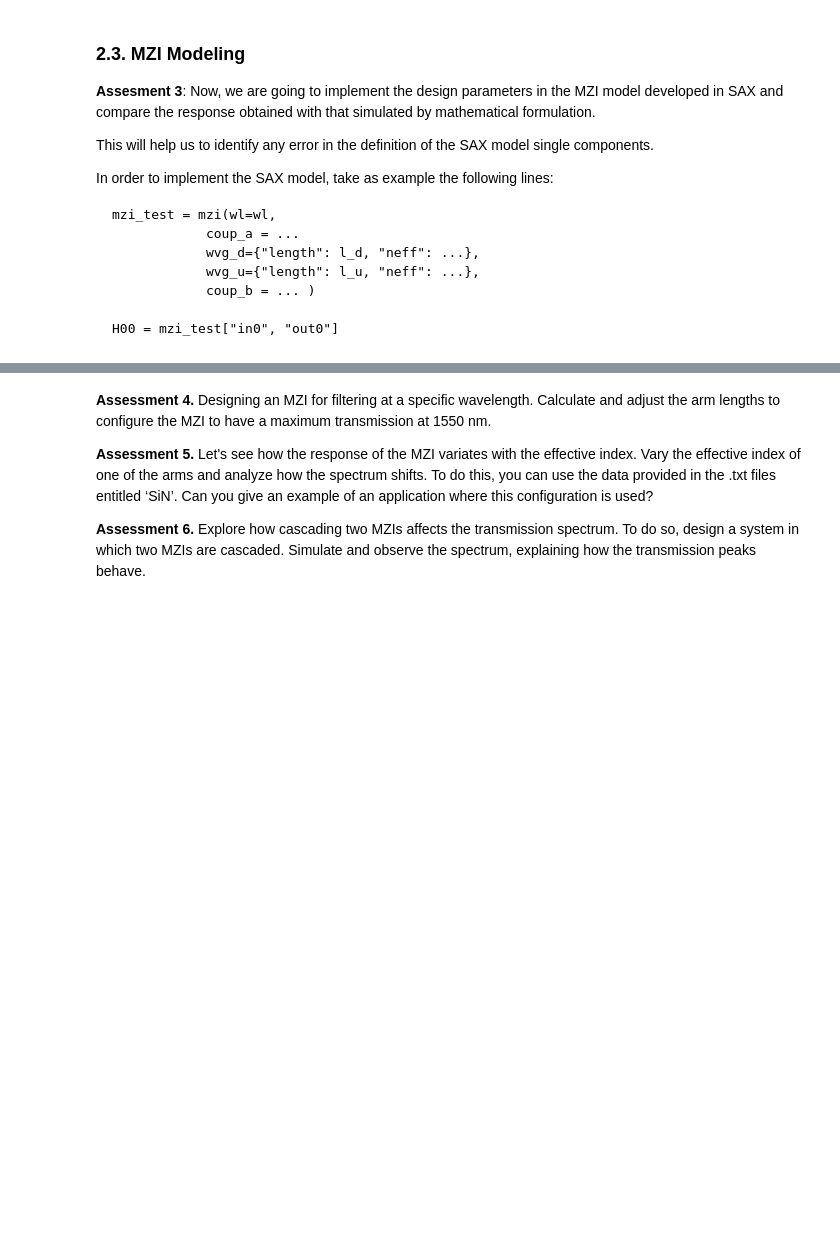
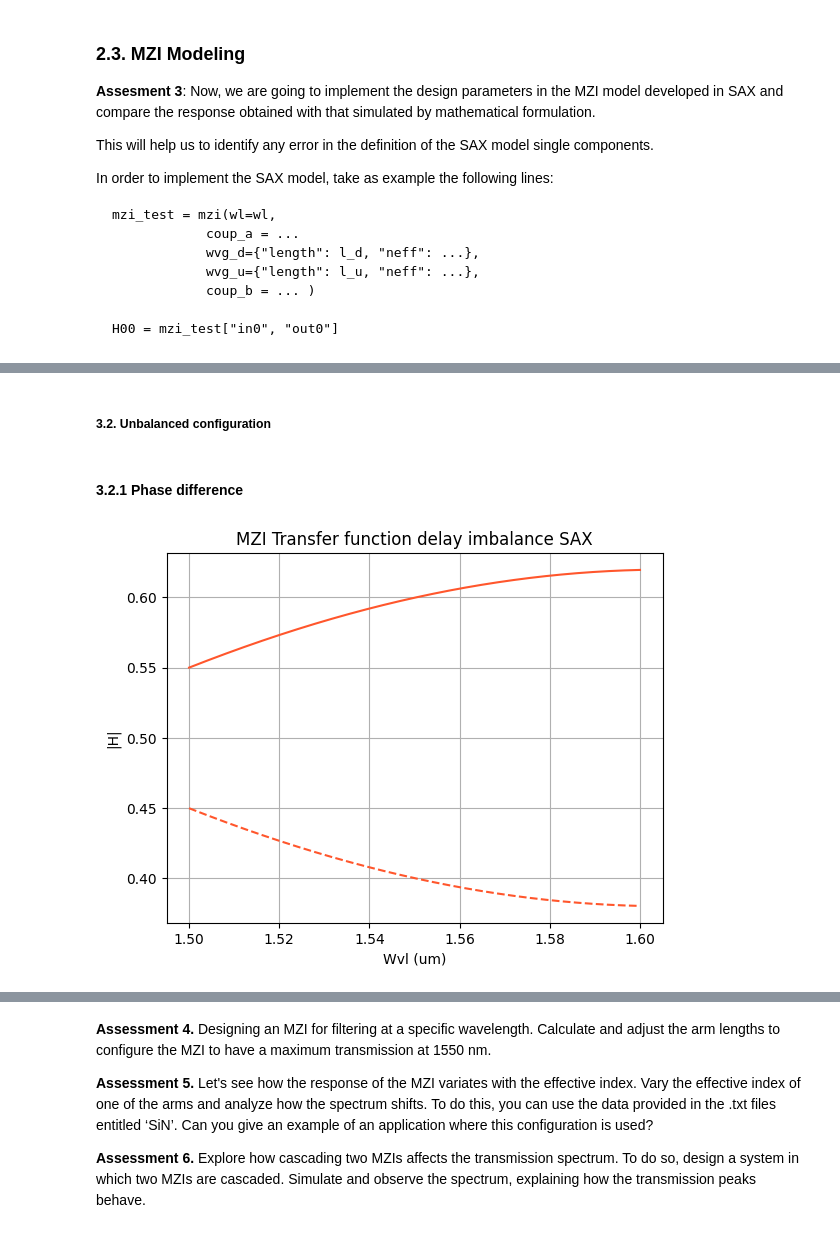
Before and after one commit to nmargar4/pic-upv-lab3-new, a Jupyter notebook: 30_INTERFEROMETERS_v2025_STUDENTS_UPDATE2.ipynb, the cells around one changed output, grey strips where cells are left out. Cells and saved outputs as stored; diff of their text form; code cells hidden in the pictures; blank space fills up the shorter version.

```diff
--- a/30_INTERFEROMETERS_v2025_STUDENTS_UPDATE2.ipynb
+++ b/30_INTERFEROMETERS_v2025_STUDENTS_UPDATE2.ipynb
@@ -620,0 +669,57 @@ In order to implement the SAX model, take as example the following lines:
+# %% [markdown]
+##### 3.2. Unbalanced configuration
+# %% [markdown]
+#### 3.2.1 Phase difference
+# %%
+SiN_clad = np.loadtxt('SiN-h300nm-w1000nm-Cladding.txt', skiprows=1, delimiter='\t')
+SiN_air = np.loadtxt('SiN-h300nm-w1000nm-Air.txt', skiprows=1, delimiter='\t')
+
+wvl0 = SiN_clad[:, 0]
+neffu0 = SiN_clad[:, 3] #balanced configuration // (neff TE mode)
+neffd0 = SiN_air[:, 3] #balanced configuration // (neff TE mode)
+
+interp_neffu = interp1d(wvl0, neffu0, kind='cubic')  # Cubic interpolation for smoothness
+interp_neffd = interp1d(wvl0, neffd0, kind='cubic')
+wvl = np.linspace(wvl0.min(), wvl0.max(), 1000)
+neffu = interp_neffu(wvl)
+neffd = interp_neffd(wvl)
+
+# Propagation loss
+alphau = 0 #losless case [dB/um]
+alphad = 0; #losless case [dB/um]
+alphau_np = (np.log(10.0)/10.0) * alphau   # neper/um
+alphad_np = (np.log(10.0)/10.0) * alphad   # neper/um
+
+# Path length
+Lu = 25; # um
+Ld = 25; # um
+
+
+# Coupling constant
+K_a = np.full(wvl.shape, 0.5)
+K_b = np.full(wvl.shape, 0.5)
+
+mzi_test = mzi(wl=wvl,
+            coup_a={"coupling":K_a},
+            wvg_u={"wl":wvl, "neff":neffu, "length": Lu, "loss":alphau},
+            wvg_d={"wl":wvl, "neff":neffd, "length": Ld, "loss":alphad},
+            coup_b={"coupling":K_b},
+            )
+
+h00 = mzi_test["in0", "out0"]
+h01 = mzi_test["in0", "out1"]
+h11 = mzi_test["in1", "out1"]
+h10 = mzi_test["in1", "out0"]
+
+
+# Plot
+plt.figure()
+plt.plot(wvl, np.abs(h11)**2, linestyle="-", color=color[8], label=f"h11")
+plt.plot(wvl, np.abs(h10)**2, linestyle="--", color=color[8], label=f"h10")
+plt.xlabel('Wvl (um)')
+plt.ylabel('|H|')
+plt.title('MZI Transfer function delay imbalance SAX')
+plt.grid(True)
+plt.show()
+# %% [output]
+[figure, added]
```
Also changed, not shown: parts of 6 cells of this notebook, 1 other file.
